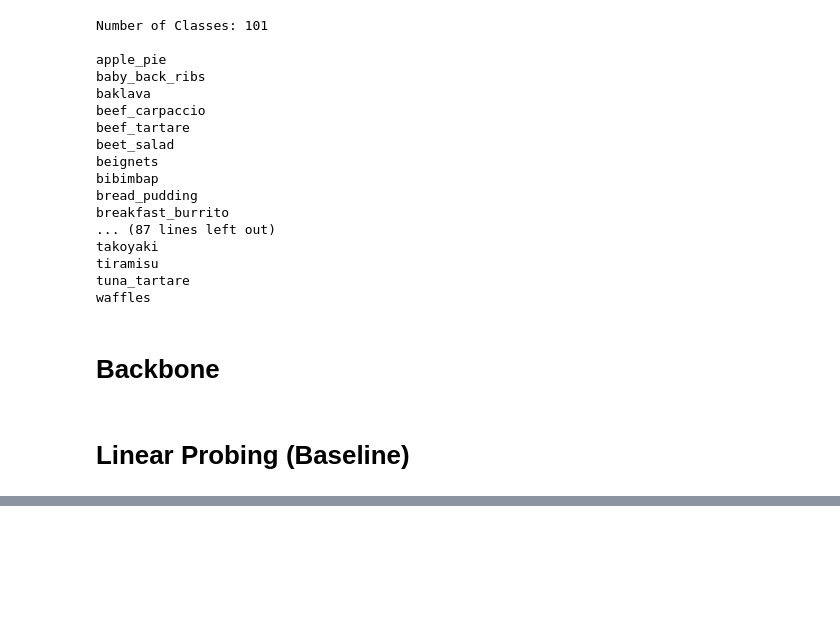
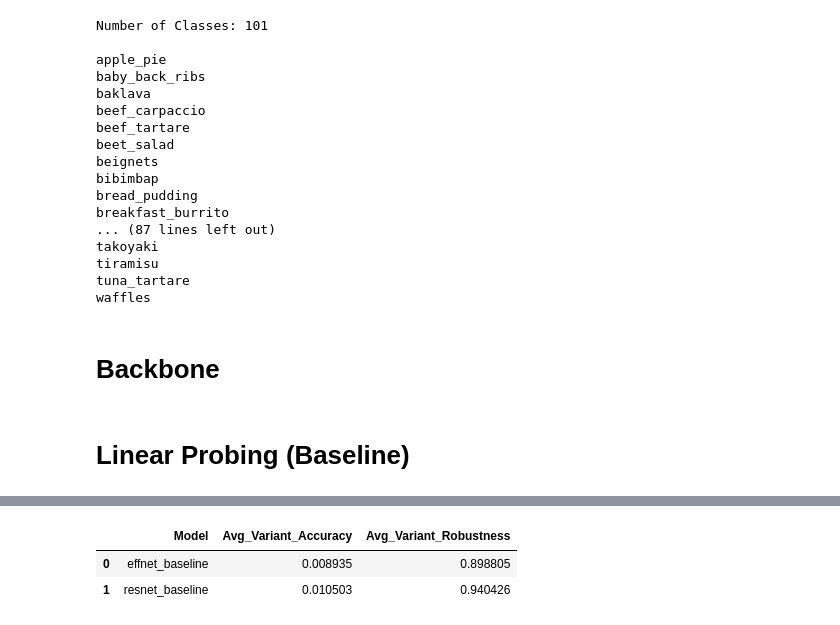
Before and after one commit to jgbreault/MealReveal, a Jupyter notebook: analysis.ipynb, the cells around one changed output, grey strips where cells are left out. Cells and saved outputs as stored; diff of their text form; code cells hidden in the pictures; blank space fills up the shorter version.

```diff
--- a/analysis.ipynb
+++ b/analysis.ipynb
@@ -158,0 +265,15 @@ effnet_baseline.classifier[1].bias.requires_grad = True
+# %%
+# Filter out the Clean rows, variants only
+model_evaluations_variants = model_evaluations.query("Dataset != 'Clean'")
+
+# Calculate mean variant Accuracy and Robustness for each Model
+variant_sumamary = model_evaluations_variants.groupby("Model")[["Accuracy", "Robustness"]].mean().reset_index()
+
+# Rename columns to be more accurate
+variant_sumamary.columns = ["Model", "Avg_Variant_Accuracy", "Avg_Variant_Robustness"]
+
+variant_sumamary
+# %% [output]
+|  | Model | Avg_Variant_Accuracy | Avg_Variant_Robustness |
+| 0 | effnet_baseline | 0.008935 | 0.898805 |
+| 1 | resnet_baseline | 0.010503 | 0.940426 |
```
Also changed, not shown: parts of 8 cells of this notebook.
